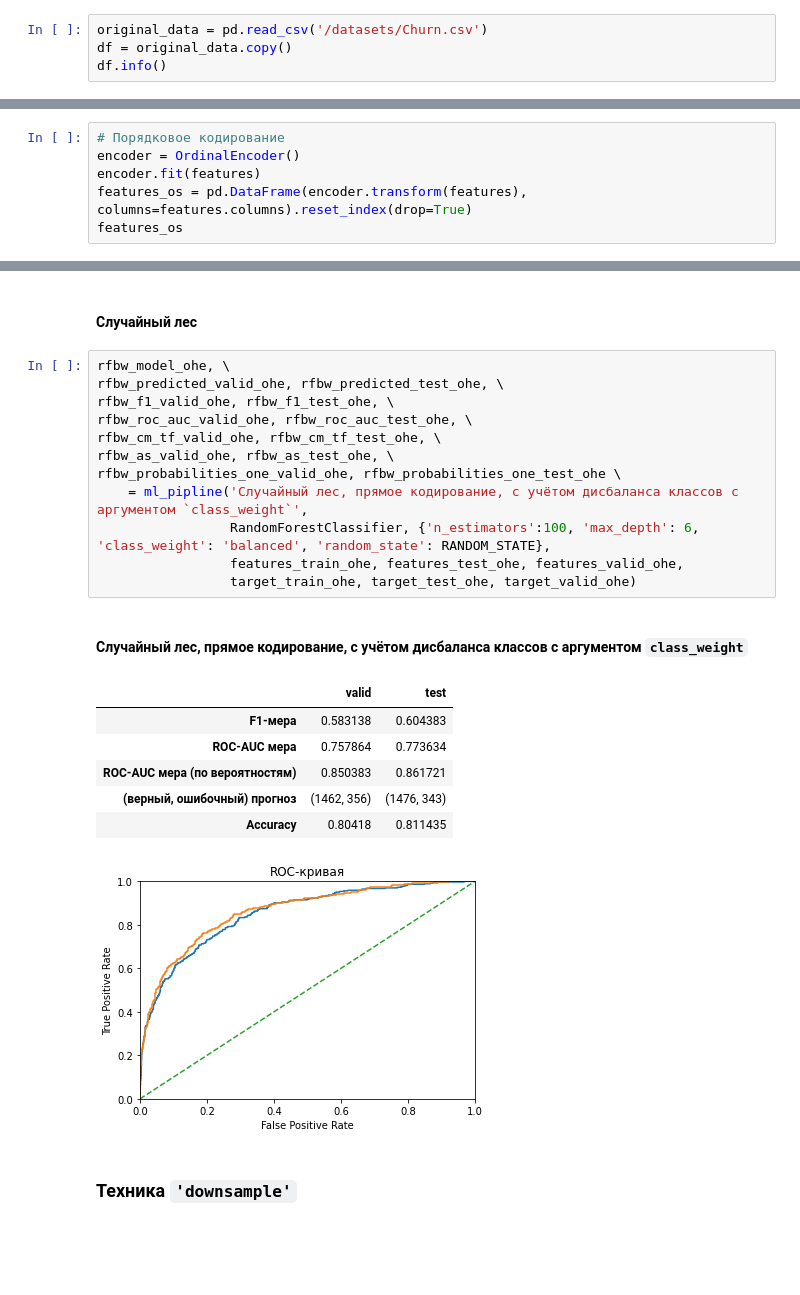
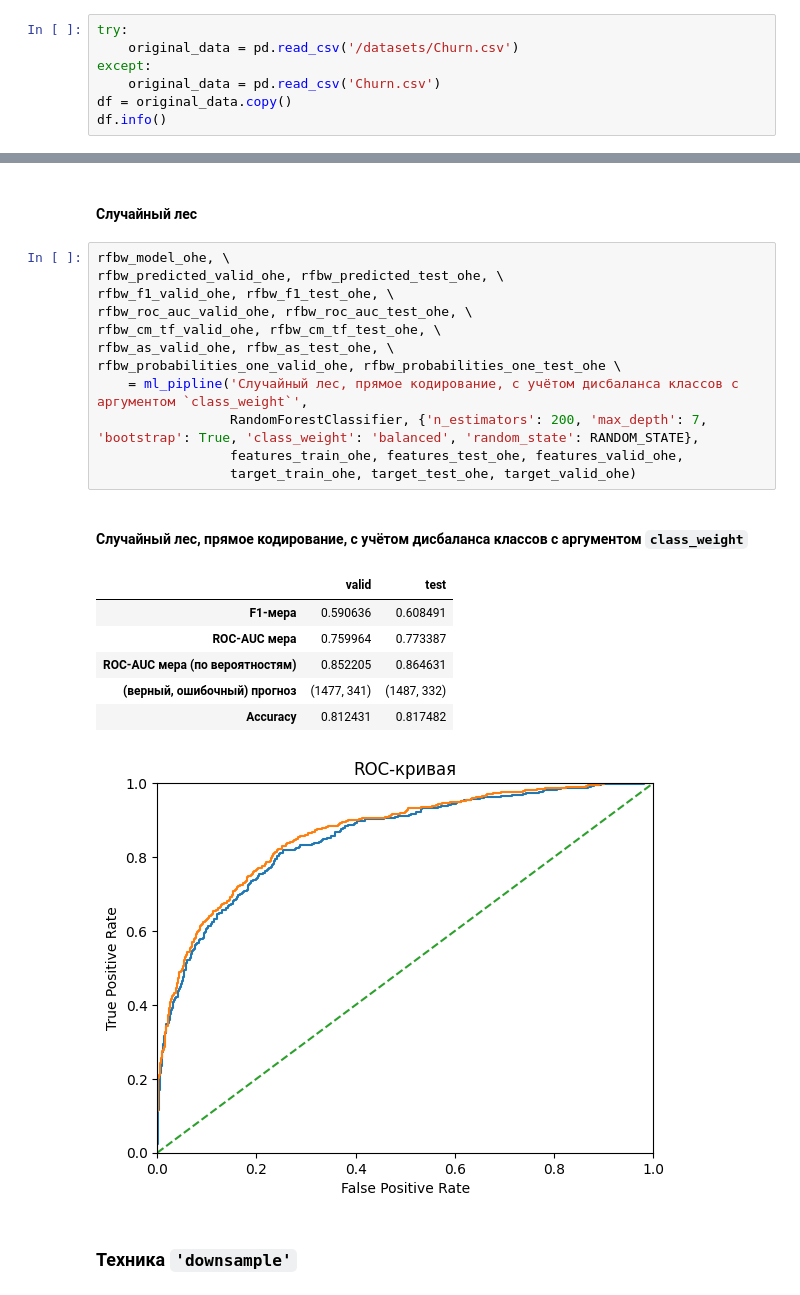
Before and after one commit to Dobrosvet/learn_github_bank_customers_outflow, a Jupyter notebook: bank_customers_outflow.ipynb, the cells around one changed output, grey strips where cells are left out. Drawn from its saved outputs; the diff is of its cells as text; blank space fills up the shorter version.

Commit message:
улучшена модель случайного леса на 0.4%
удалено порядковое кодирование

```diff
--- a/bank_customers_outflow.ipynb
+++ b/bank_customers_outflow.ipynb
@@ -188,7 +188,10 @@ def upsample(features, target, repeat):
 # %% [markdown]
 ## Получение данных
 # %%
-original_data = pd.read_csv('/datasets/Churn.csv')
+try:
+    original_data = pd.read_csv('/datasets/Churn.csv')
+except:
+    original_data = pd.read_csv('Churn.csv')
 df = original_data.copy()
 df.info()
 # %% [output]
@@ -310,9 +313,3 @@ features_ohe
 | 9089 | 709 | 36 | 7.0 | 0.00 | 1 | 0 | 1 | 42085.58 | ... |
 | 9090 | 772 | 42 | 3.0 | 75075.31 | 2 | 1 | 0 | 92888.52 | ... |
 9091 rows × 11 columns
-# %%
-# Порядковое кодирование
-encoder = OrdinalEncoder()
-encoder.fit(features)
-features_os = pd.DataFrame(encoder.transform(features), columns=features.columns).reset_index(drop=True)
-features_os
@@ -666,24 +526,24 @@ dtbw_probabilities_one_valid_os, dtbw_probabilities_one_test_os \
 # %%
 rfbw_model_ohe, \
 rfbw_predicted_valid_ohe, rfbw_predicted_test_ohe, \
 rfbw_f1_valid_ohe, rfbw_f1_test_ohe, \
 rfbw_roc_auc_valid_ohe, rfbw_roc_auc_test_ohe, \
 rfbw_cm_tf_valid_ohe, rfbw_cm_tf_test_ohe, \
 rfbw_as_valid_ohe, rfbw_as_test_ohe, \
 rfbw_probabilities_one_valid_ohe, rfbw_probabilities_one_test_ohe \
     = ml_pipline('Случайный лес, прямое кодирование, с учётом дисбаланса классов с аргументом `class_weight`',
-                 RandomForestClassifier, {'n_estimators':100, 'max_depth': 6, 'class_weight': 'balanced', 'random_state': RANDOM_STATE},
+                 RandomForestClassifier, {'n_estimators': 200, 'max_depth': 7, 'bootstrap': True, 'class_weight': 'balanced', 'random_state': RANDOM_STATE},
                  features_train_ohe, features_test_ohe, features_valid_ohe,
                  target_train_ohe, target_test_ohe, target_valid_ohe)
 # %% [output]
 <br>**Случайный лес, прямое кодирование, с учётом дисбаланса классов с аргументом `class_weight`**
 |  | valid | test |
-| F1-мера | 0.583138 | 0.604383 |
-| ROC-AUC мера | 0.757864 | 0.773634 |
-| ROC-AUC мера (по вероятностям) | 0.850383 | 0.861721 |
-| (верный, ошибочный) прогноз | (1462, 356) | (1476, 343) |
-| Accuracy | 0.80418 | 0.811435 |
+| F1-мера | 0.590636 | 0.608491 |
+| ROC-AUC мера | 0.759964 | 0.773387 |
+| ROC-AUC мера (по вероятностям) | 0.852205 | 0.864631 |
+| (верный, ошибочный) прогноз | (1477, 341) | (1487, 332) |
+| Accuracy | 0.812431 | 0.817482 |
-[figure, old version]
+[figure, new version]
 # %% [markdown]
 ### Техника `'downsample'`
 # %% [markdown]
```
Also changed, not shown: parts of 22 cells of this notebook.
